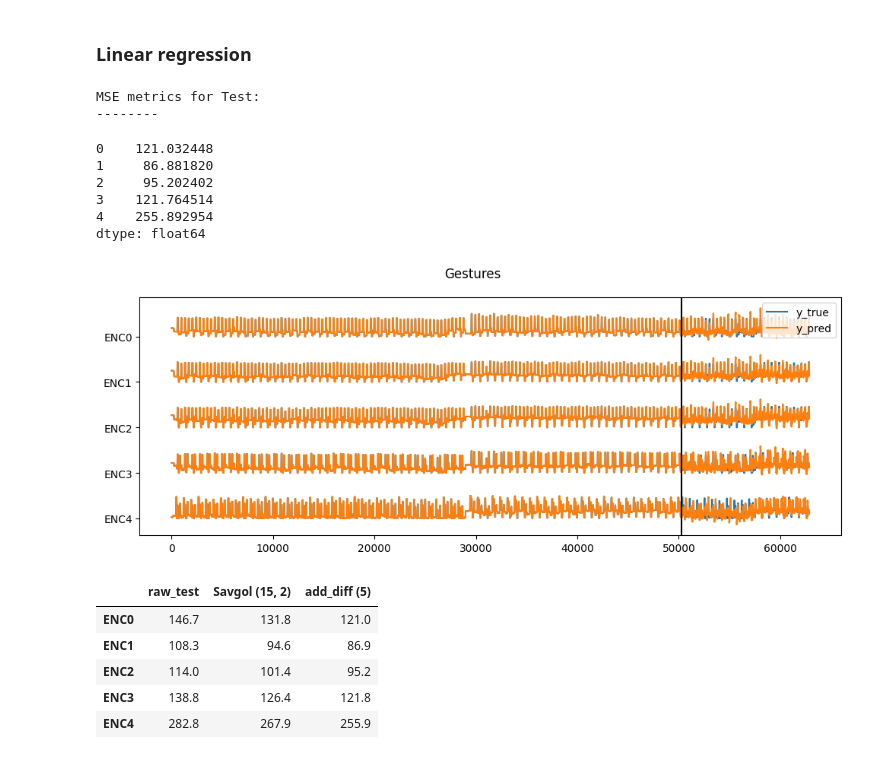
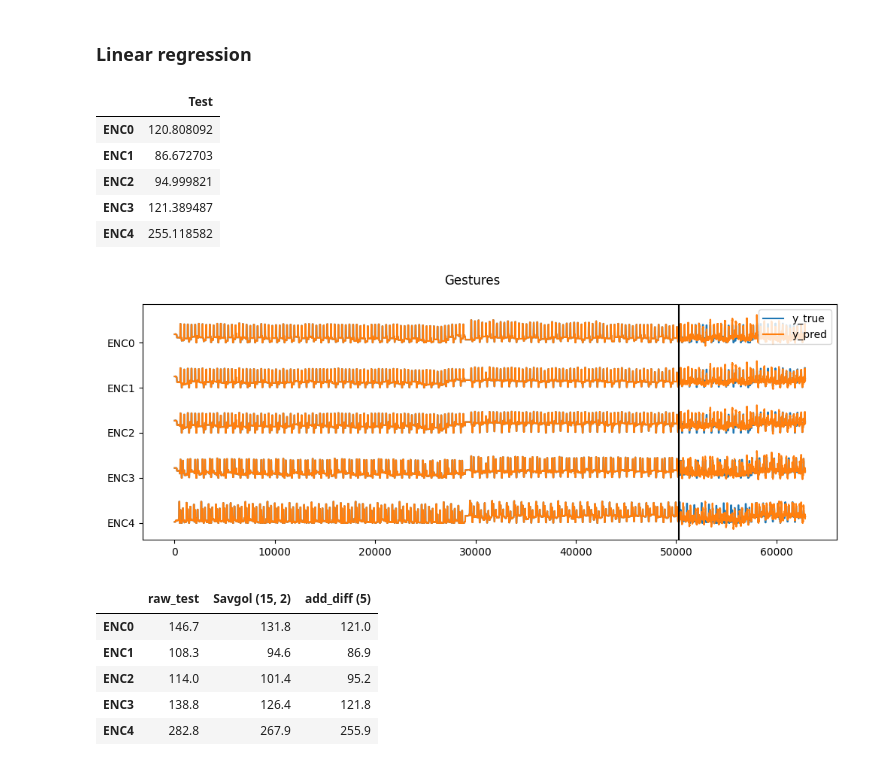
Before and after one commit to Internship-moto/Gestures_3, a Jupyter notebook: notebooks/Gestures_2.ipynb, the cells around one changed output. Drawn from its saved outputs; the diff is of its cells as text; code cells hidden in the pictures.

Commit message:
upd savgol values

```diff
--- a/notebooks/Gestures_2.ipynb
+++ b/notebooks/Gestures_2.ipynb
@@ -407,8 +409,8 @@ X_train_raw.shape
 (50296, 50)
 # %%
 # Smoothing of sensor signals
-X_train = np.transpose([savgol_filter(X_train_raw[:,i], window_length=14, polyorder=2) for i in range(X_train_raw.shape[1])])
-X_test = np.transpose([savgol_filter(X_test_raw[:,i], window_length=14, polyorder=2) for i in range(X_test_raw.shape[1])])
+X_train = np.transpose([savgol_filter(X_train_raw[:,i], window_length=16, polyorder=3) for i in range(X_train_raw.shape[1])])
+X_test = np.transpose([savgol_filter(X_test_raw[:,i], window_length=16, polyorder=3) for i in range(X_test_raw.shape[1])])
 
 # X_train, X_test = pd.DataFrame(X_train), pd.DataFrame(X_test)
 # X_train.head(1)
@@ -440,32 +442,30 @@ X_train, X_test = scaler.fit_transform(X_train), scaler.transform(X_test)
 # %% [markdown]
 ### Linear regression
 # %%
-X_train, X_test = X_train_raw, X_test_raw
+#X_train, X_test = X_train_raw, X_test_raw
 # %%
 # Creation an instance
 lin = LinearRegression()
 
 # Train the Model
 lin.fit(X_train, y_train)
 
 # Predict target values
-y_pred = lin.predict(X_test).round() #pd.DataFrame(lin.predict(X_test), columns=GLOVE_CH).round() #, index=gestures_test['ts'])
-
+y_pred = lin.predict(X_test)#.round() #pd.DataFrame(lin.predict(X_test), columns=GLOVE_CH).round() #, index=gestures_test['ts'])
+y_pred_train = lin.predict(X_train)
 # Display metrics
 get_mse(y_test, y_pred)
 
 # Display comparison plot
 get_signals_comparison_plot(y_train, y_test, y_pred=y_pred, only_test=1)
 # %% [output]
-MSE metrics for Test:
---------
-0    121.032448
-1     86.881820
-2     95.202402
-3    121.764514
-4    255.892954
-dtype: float64
+|  | Test |
+| ENC0 | 120.808092 |
+| ENC1 | 86.672703 |
+| ENC2 | 94.999821 |
+| ENC3 | 121.389487 |
+| ENC4 | 255.118582 |
-[figure, old version]
+[figure, new version]
 # %%
 temp = pd.DataFrame({
 
```
Also changed, not shown: parts of 12 cells of this notebook, 1 other file.
